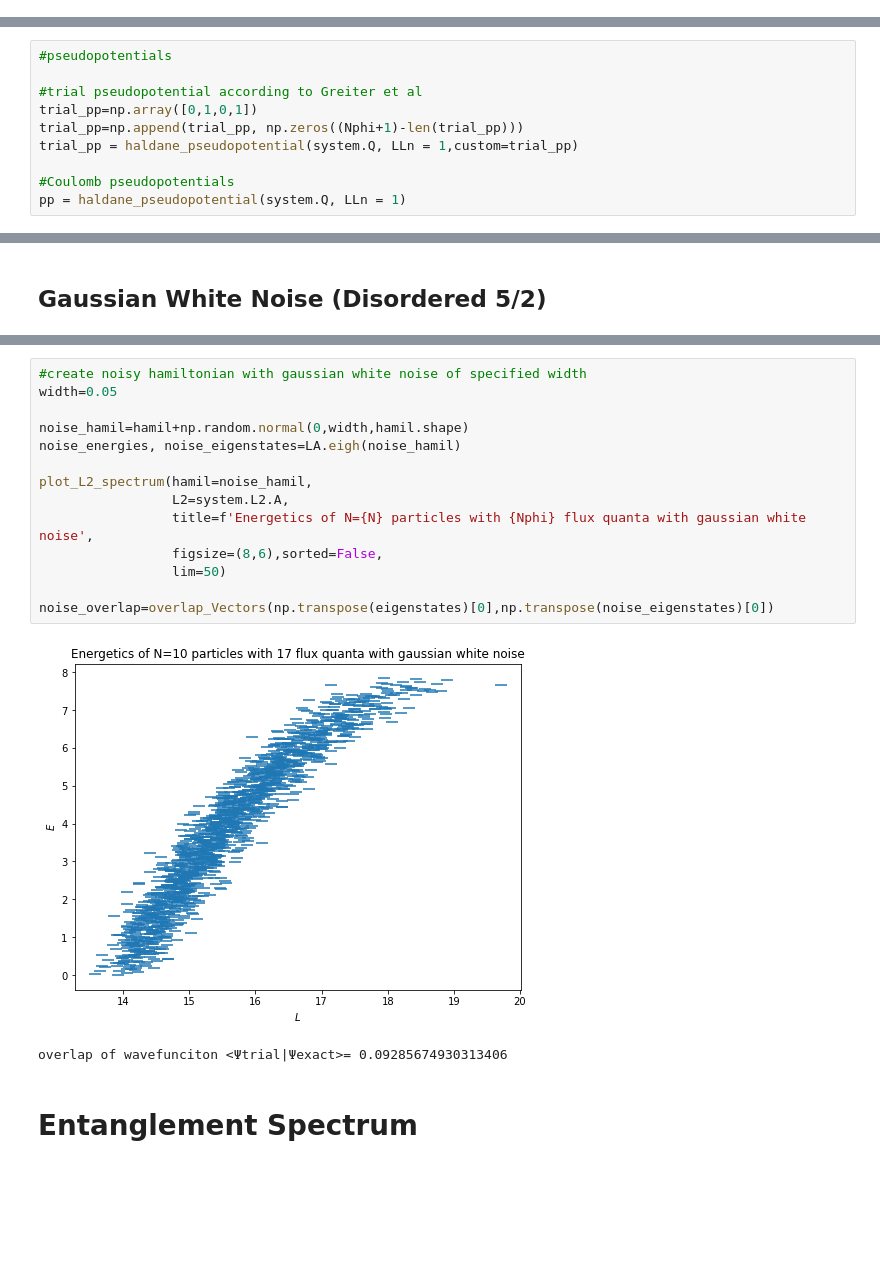
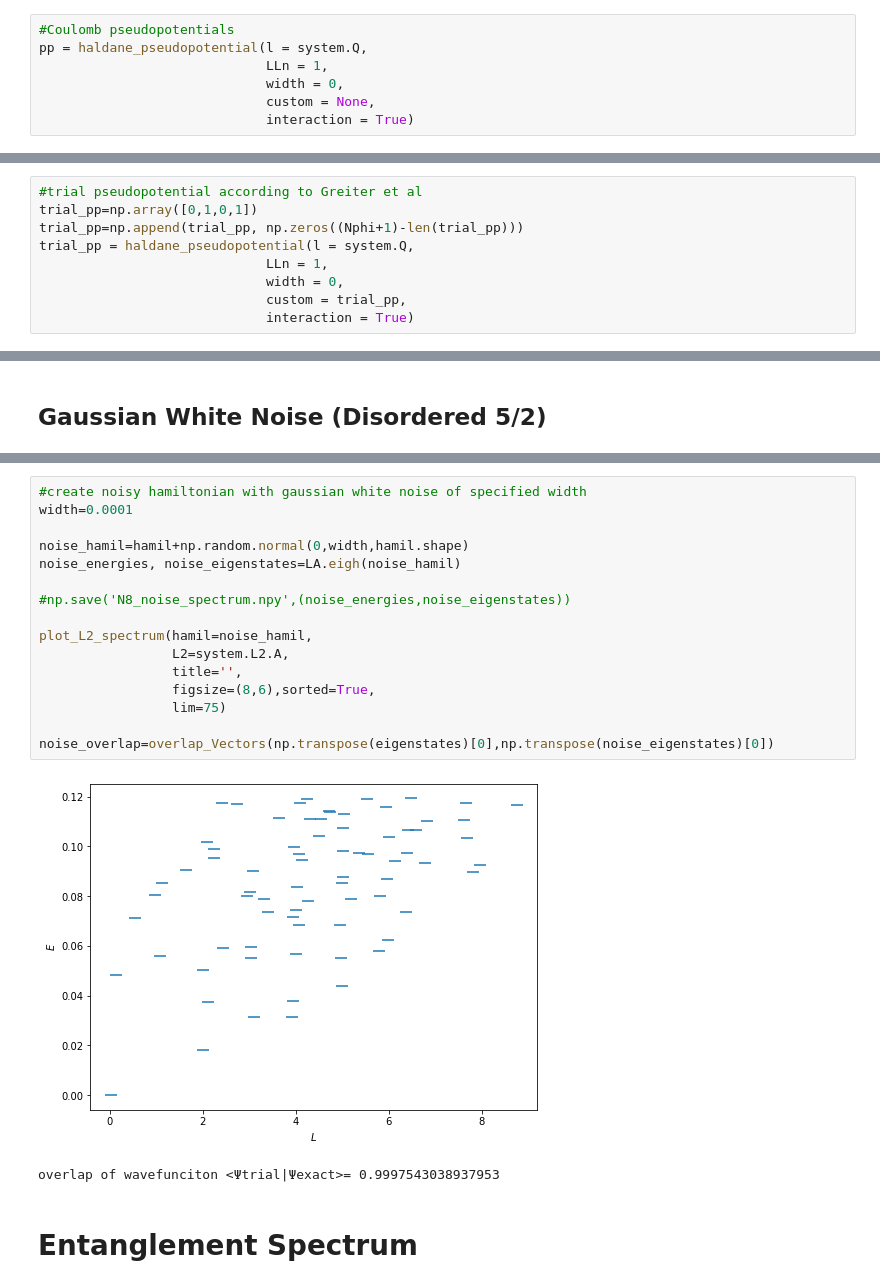
Before and after one commit to geloganu/ED_FQHE, a Jupyter notebook: notebook_MR/MR_Pf.ipynb, the cells around one changed output, grey strips where cells are left out. Drawn from its saved outputs; the diff is of its cells as text; blank space fills up the shorter version.

```diff
--- a/notebook_MR/MR_Pf.ipynb
+++ b/notebook_MR/MR_Pf.ipynb
@@ -37,2 +42,9 @@ completed in 1.4407968521118164 seconds
 # %% [markdown]
 ## Pseudopotential and Hamiltonian Construction
+# %%
+#Coulomb pseudopotentials
+pp = haldane_pseudopotential(l = system.Q,
+                             LLn = 1,
+                             width = 0,
+                             custom = None,
+                             interaction = True)
@@ -39,13 +69,12 @@ completed in 1.4407968521118164 seconds
 # %%
-#pseudopotentials
-
 #trial pseudopotential according to Greiter et al
 trial_pp=np.array([0,1,0,1])
 trial_pp=np.append(trial_pp, np.zeros((Nphi+1)-len(trial_pp)))
-trial_pp = haldane_pseudopotential(system.Q, LLn = 1,custom=trial_pp)
-
-#Coulomb pseudopotentials
-pp = haldane_pseudopotential(system.Q, LLn = 1)
+trial_pp = haldane_pseudopotential(l = system.Q,
+                             LLn = 1,
+                             width = 0,
+                             custom = trial_pp,
+                             interaction = True)
 # %% [output]
 ========Initializing interaction matrix========
 Working on interaction matrix: 0.0 %
@@ -172,19 +339,21 @@ completed in 10.036526918411255 seconds
 # %%
 #create noisy hamiltonian with gaussian white noise of specified width
-width=0.05
+width=0.0001
 
 noise_hamil=hamil+np.random.normal(0,width,hamil.shape)
 noise_energies, noise_eigenstates=LA.eigh(noise_hamil)
 
+#np.save('N8_noise_spectrum.npy',(noise_energies,noise_eigenstates))
+
 plot_L2_spectrum(hamil=noise_hamil,
                  L2=system.L2.A,
-                 title=f'Energetics of N={N} particles with {Nphi} flux quanta with gaussian white noise',
-                 figsize=(8,6),sorted=False,
-                 lim=50)
+                 title='',
+                 figsize=(8,6),sorted=True,
+                 lim=75)
 
 noise_overlap=overlap_Vectors(np.transpose(eigenstates)[0],np.transpose(noise_eigenstates)[0])
 # %% [output]
-[figure, old version]
+[figure, new version]
-overlap of wavefunciton <Ψtrial|Ψexact>= 0.09285674930313406
+overlap of wavefunciton <Ψtrial|Ψexact>= 0.9997543038937953
 # %% [markdown]
 # Entanglement Spectrum
```
Also changed, not shown: parts of 37 cells of this notebook, 13 other files.
